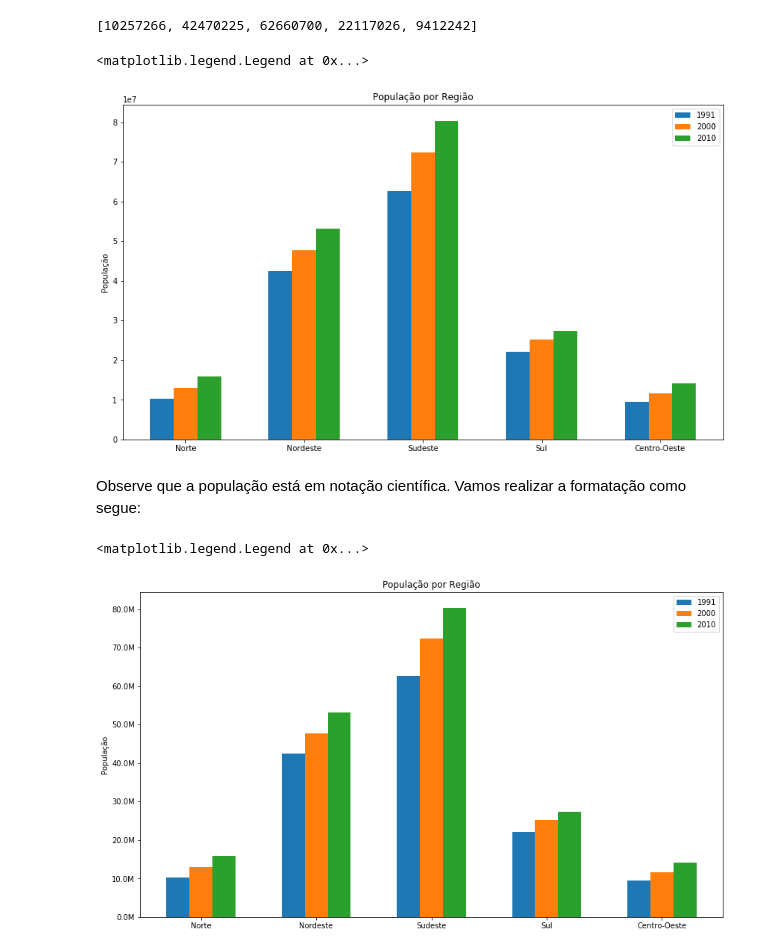
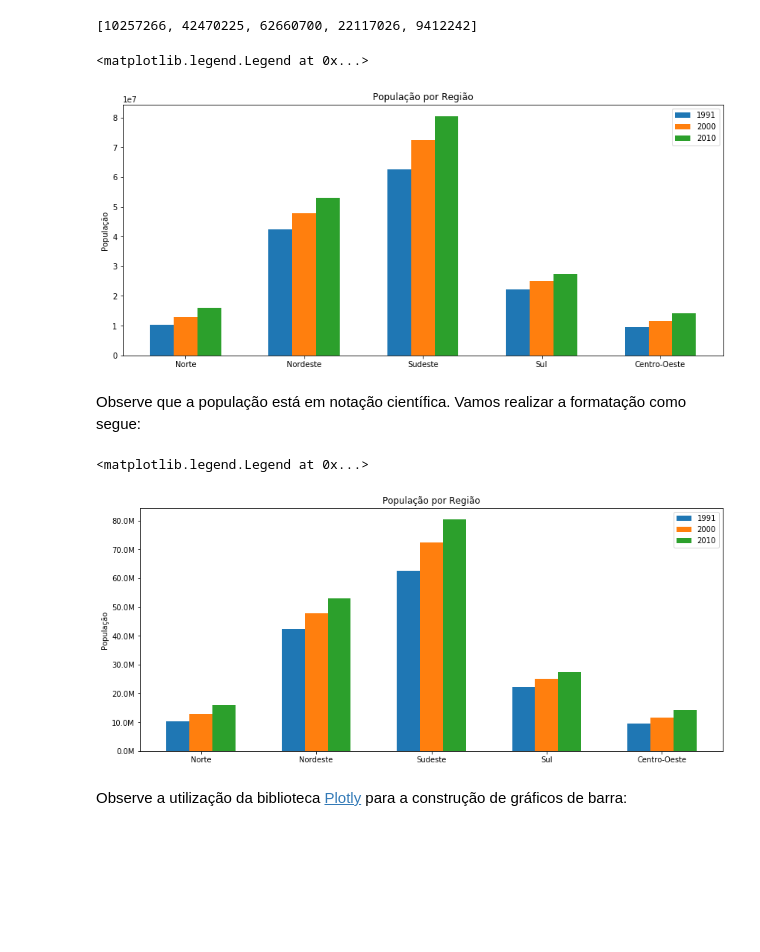
Before and after one commit to marcielbp/Statistics-and-Probability, a Jupyter notebook: python/notebooks/praticas/pr02.ipynb, the cells around one changed output. Cells and saved outputs as stored; diff of their text form; code cells hidden in the pictures; blank space fills up the shorter version.

```diff
--- a/python/notebooks/praticas/pr02.ipynb
+++ b/python/notebooks/praticas/pr02.ipynb
@@ -179,23 +179,22 @@ populacao[0]
 # %% [output]
 [10257266, 42470225, 62660700, 22117026, 9412242]
 # %%
-fig, ax = plt.subplots(figsize=(14, 8))
+fig, ax = plt.subplots(figsize=(14, 6))
 x = np.arange(len(regioes))  # the label locations
 width = 0.2  # the width of the bars
 rects0 = ax.bar(x - width, populacao[0], width, label='1991')
 rects1 = ax.bar(x, populacao[1], width, label='2000')
 rects2 = ax.bar(x + width, populacao[2], width, label='2010')
 
 # Add some text for labels, title and custom x-axis tick labels, etc.
 ax.set_ylabel('População')
 ax.set_title('População por Região')
 ax.set_xticks(x)
 ax.set_xticklabels(regioes)
-ax.yaxis.set_major_formatter(tick.FuncFormatter(y_fmt))
 ax.legend()
 # %% [output]
 <matplotlib.legend.Legend at 0x...>
-[figure, old version]
+[figure, new version]
 # %% [markdown]
 Observe que a população está em notação científica. Vamos realizar a formatação como segue:
 # %%
@@ -205,7 +204,7 @@ def millions(x, pos):
     'The two args are the value and tick position'
     return '%1.1fM' % (x*1e-6)
 
-fig, ax = plt.subplots(figsize=(14, 8))
+fig, ax = plt.subplots(figsize=(14, 6))
 ax.yaxis.set_major_formatter(tick.FuncFormatter(millions))
 x = np.arange(len(regioes))  # the label locations
 width = 0.2  # the width of the bars
@@ -221,4 +220,4 @@ ax.set_xticklabels(regioes)
 ax.legend()
 # %% [output]
 <matplotlib.legend.Legend at 0x...>
-[figure, old version]
+[figure, new version]
@@ -240,0 +224,2 @@ https://plot.ly/python/gantt/
+# %% [markdown]
+Observe a utilização da biblioteca [Plotly](https://plot.ly/python/bar-charts/) para a construção de gráficos de barra:
```
Also changed, not shown: parts of 9 cells of this notebook, 13 other files.
